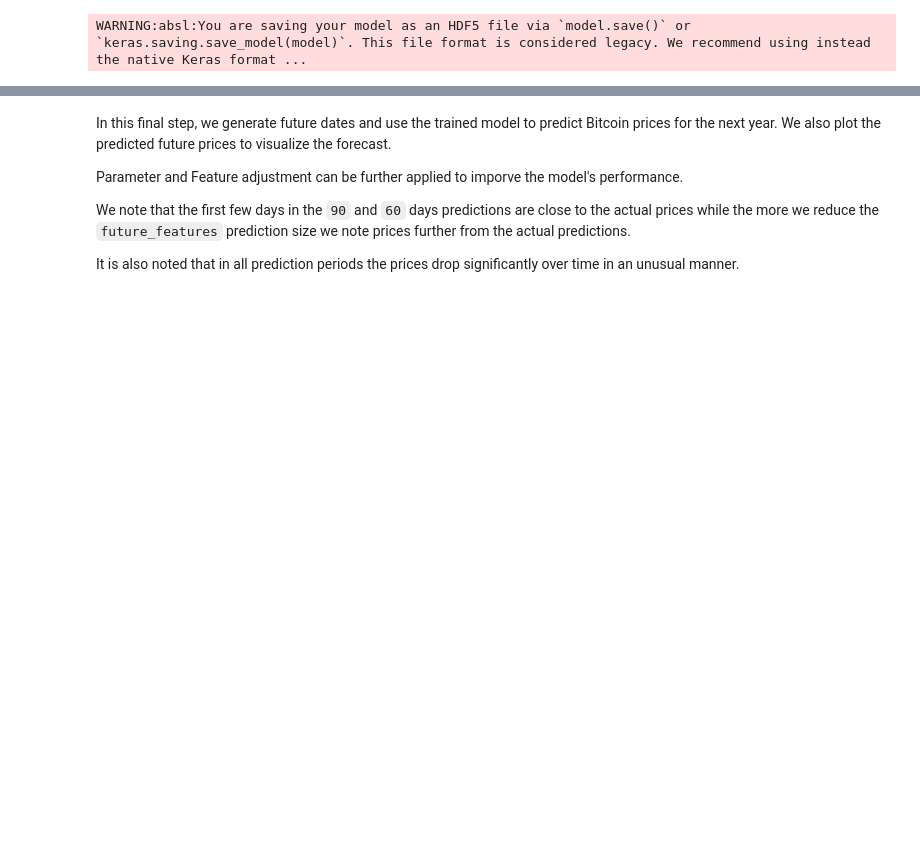
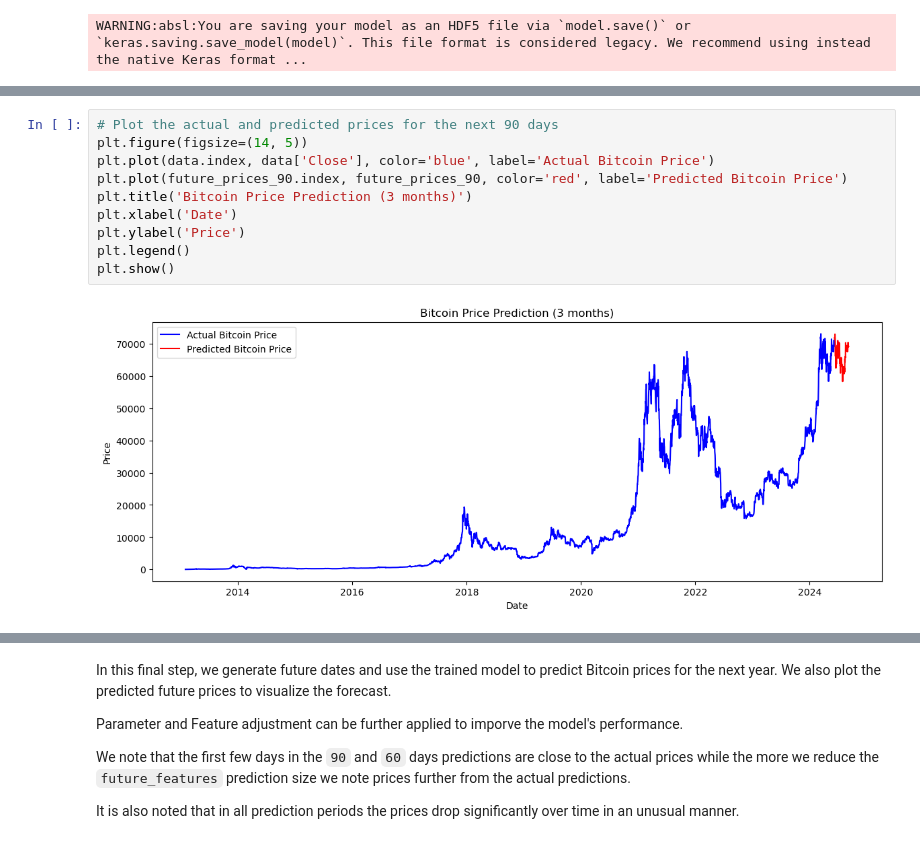
Before and after one commit to PeterBaraka/crypto_predictor, a Jupyter notebook: crypto_predictor_V2.ipynb, the cells around one changed output, grey strips where cells are left out. Drawn from its saved outputs; the diff is of its cells as text; blank space fills up the shorter version.

```diff
--- a/crypto_predictor_V2.ipynb
+++ b/crypto_predictor_V2.ipynb
@@ -208,2 +208,14 @@ future_prices.head()
+# %%
+# Plot the actual and predicted prices for the next 90 days
+plt.figure(figsize=(14, 5))
+plt.plot(data.index, data['Close'], color='blue', label='Actual Bitcoin Price')
+plt.plot(future_prices_90.index, future_prices_90, color='red', label='Predicted Bitcoin Price')
+plt.title('Bitcoin Price Prediction (3 months)')
+plt.xlabel('Date')
+plt.ylabel('Price')
+plt.legend()
+plt.show()
+# %% [output]
+[figure, added]
 # %%
 # Apply the model to predict future prices for the next 60 days
```
Also changed, not shown: parts of 9 cells of this notebook, 1 other file.
